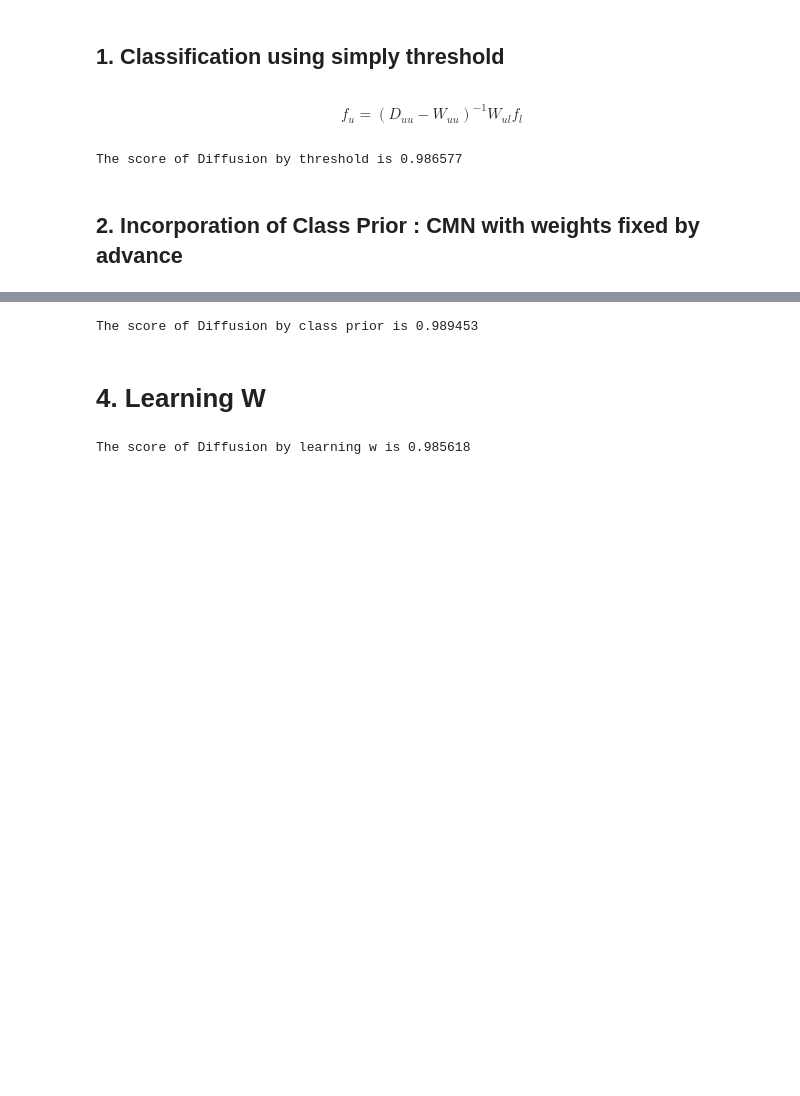
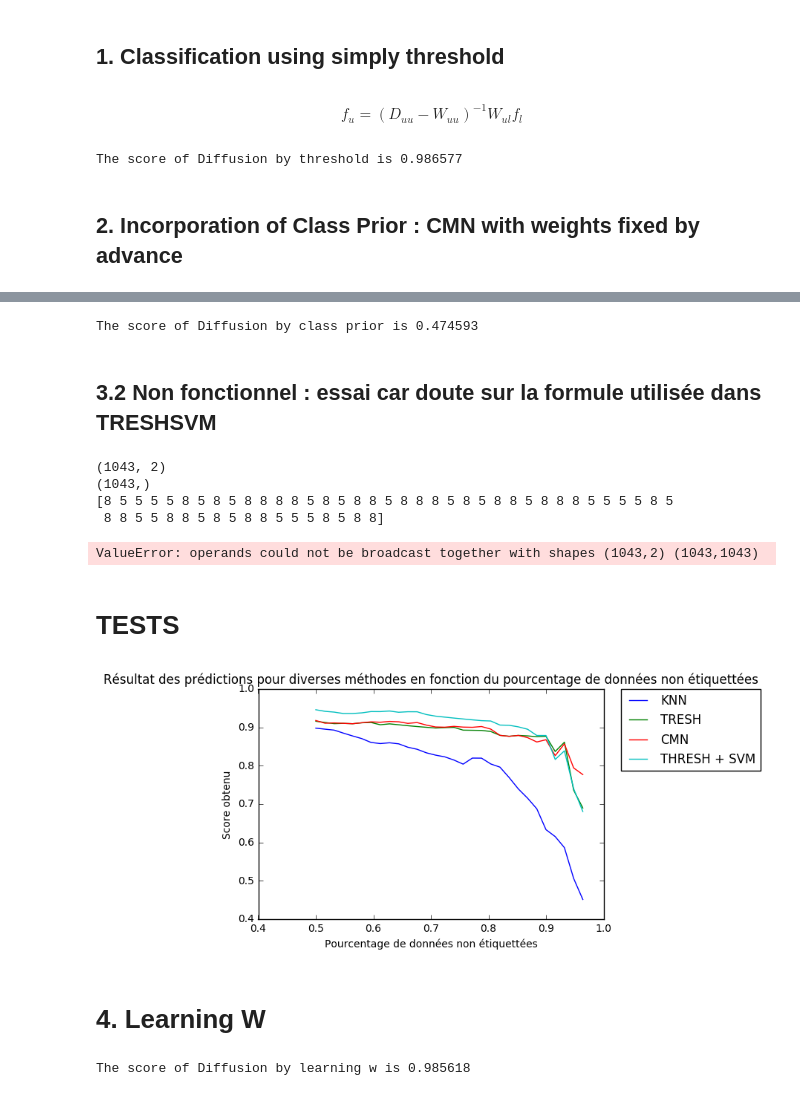
Before and after one commit to quentin-duchemin/Projet_MALAP, a Jupyter notebook: Projet.ipynb, the cells around one changed output, grey strips where cells are left out. Drawn from its saved outputs; the diff is of its cells as text; code cells hidden in the pictures; blank space fills up the shorter version.

Commit message:
fonction d'affichage graphique des résultats en fonction du pourcentage de données étiquetées

```diff
--- a/Projet.ipynb
+++ b/Projet.ipynb
@@ -193,5 +195,5 @@ The score of Diffusion by class prior is 0.985618
 # %%
-class DiffusionSVM:
+class DiffusionTRESHSVM:
 
     def predict(self):
 
@@ -222,13 +224,15 @@ class DiffusionSVM:
         # train svm
         clf = SVC(C=2, probability = True)
         clf.fit(data[:self.L], labels)
-        self.hu = clf.predict_proba(data[L:])
+        self.hu = clf.predict_proba(data[self.L:])
 
     def score(self,labels):
         return (self.predict()==labels).mean()
 # %%
-M = DiffusionSVM()
+M = DiffusionTRESHSVM()
 M.fit(data,labels)
 print("The score of Diffusion by class prior is %f" % M.score(labpredire))
 # %% [output]
-The score of Diffusion by class prior is 0.989453
+The score of Diffusion by class prior is 0.474593
+# %% [markdown]
+## 3.2 Non fonctionnel : essai car doute sur la formule utilisée dans TRESHSVM
@@ -235,3 +281,71 @@ The score of Diffusion by class prior is 0.989453
+# %%
+M = DiffusionCMNSVM()
+M.fit(data,labels)
+print("The score of Diffusion by class prior is %f" % M.score(labpredire))
+# %% [output]
+(1043, 2)
+(1043,)
+[8 5 5 5 5 8 5 8 5 8 8 8 8 5 8 5 8 8 5 8 8 8 5 8 5 8 8 5 8 8 8 5 5 5 5 8 5
+ 8 8 5 5 8 8 5 8 5 8 8 5 5 5 8 5 8 8]
+ValueError: operands could not be broadcast together with shapes (1043,2) (1043,1043)
+# %% [markdown]
+# TESTS
+# %%
+def resultats(xtrain,ytrain):
+    (n,m) = np.shape(xtrain)
+
+    # shuffle data
+    idx = np.random.permutation(n)
+    xtrain = xtrain[idx]
+    ytrain = ytrain[idx]
+    xtrain = xtrain[:1000,:]
+    ytrain = ytrain[:1000]
+    (n,m) = np.shape(xtrain)
+
+    nb_tests = 30
+    # Pourcentage de la base d'apprentissage non étiquettée
+    list_percent_u = [((98-50)/100)*(i/nb_tests) + 50/100 for i in range(nb_tests)]
+    score_KNN,score_thresh,score_CMN,score_threshsvm = [],[],[], []
+
+    for percent_u in list_percent_u:
+        # nombre de données non étiquettées
+        U = int(percent_u * n)
+        # nombre de données étiquettées
+        L =  n-U
+        # étiquettes connues
+        labels = ytrain[:L]
+        # étiquettes à prédire
+        labpredire = ytrain[L:]
+        M = KNN(10)
+        M.fit(xtrain,labels)
+        score_KNN.append(M.score(labpredire))
+        M = DiffusionTRESH()
+        M.fit(xtrain,labels)
+        score_thresh.append(M.score(labpredire))
+        M = DiffusionCMN()
+        M.fit(xtrain,labels)
+        score_CMN.append(M.score(labpredire))
+        M = DiffusionTRESHSVM()
+        M.fit(xtrain,labels)
+        score_threshsvm.append(M.score(labpredire))
+    plt.plot(list_percent_u,score_KNN,label = "KNN")
+    plt.plot(list_percent_u,score_thresh,label = "TRESH")
+    plt.plot(list_percent_u,score_CMN,label = "CMN")
+    plt.plot(list_percent_u,score_threshsvm,label = "THRESH + SVM")
+    plt.title("Résultat des prédictions pour diverses méthodes en fonction du pourcentage de données non étiquettées")
+    plt.ylabel("Score obtenu")
+    plt.xlabel("Pourcentage de données non étiquettées")
+    plt.legend(bbox_to_anchor=(1.05, 1), loc=2, borderaxespad=0.)
+    plt.show()
+
+
+# Test sur les données USPS
+xuspstrain,yuspstrain = load_usps("datas/usps/USPS_train.txt")
+xuspstrain,yuspstrain = get_usps([0,1,2,3,4,5,6,7,8,9],xuspstrain,yuspstrain)
+
+resultats(xuspstrain,yuspstrain)
+# %% [output]
+[figure, added]
 # %% [markdown]
 # 4. Learning W
 # %%
```
Also changed, not shown: parts of 5 cells of this notebook.
